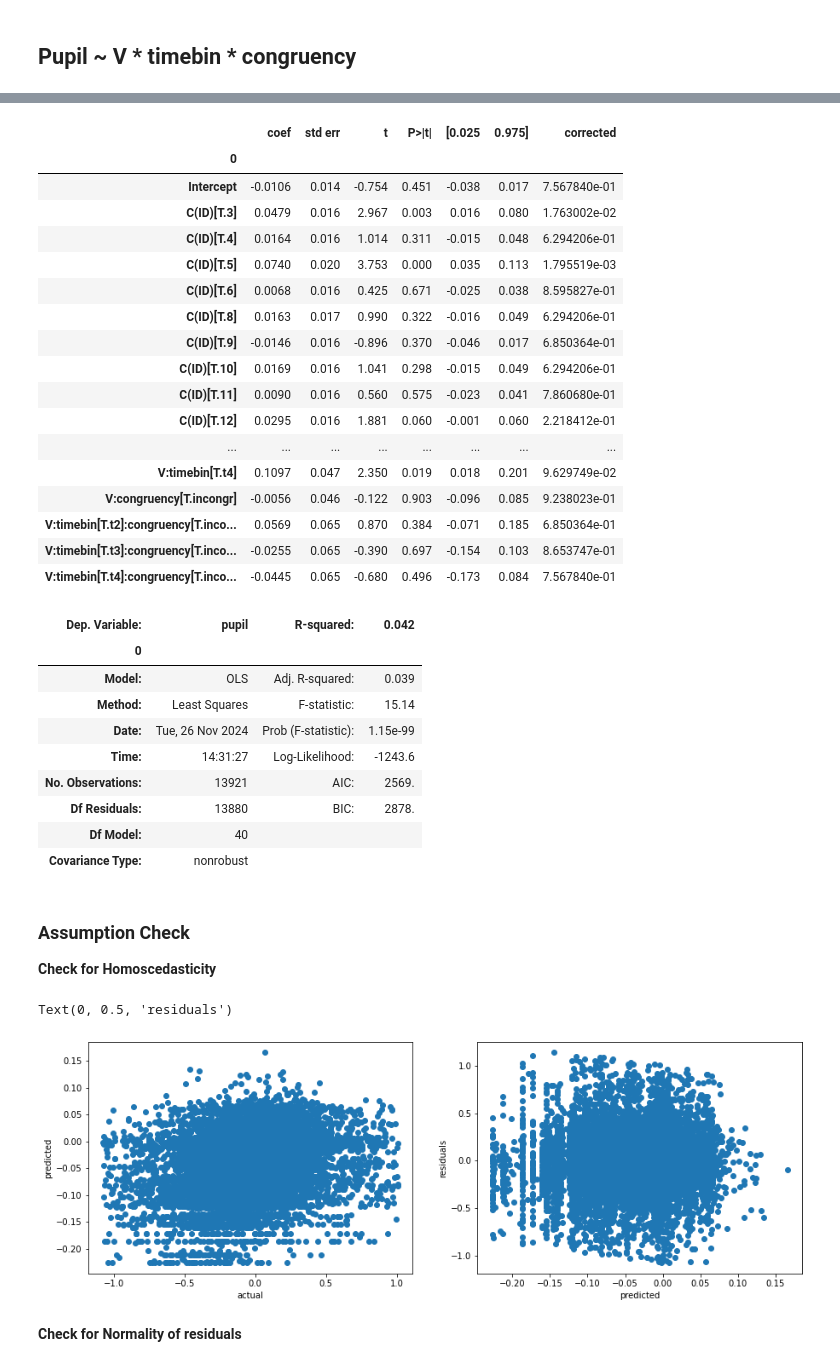
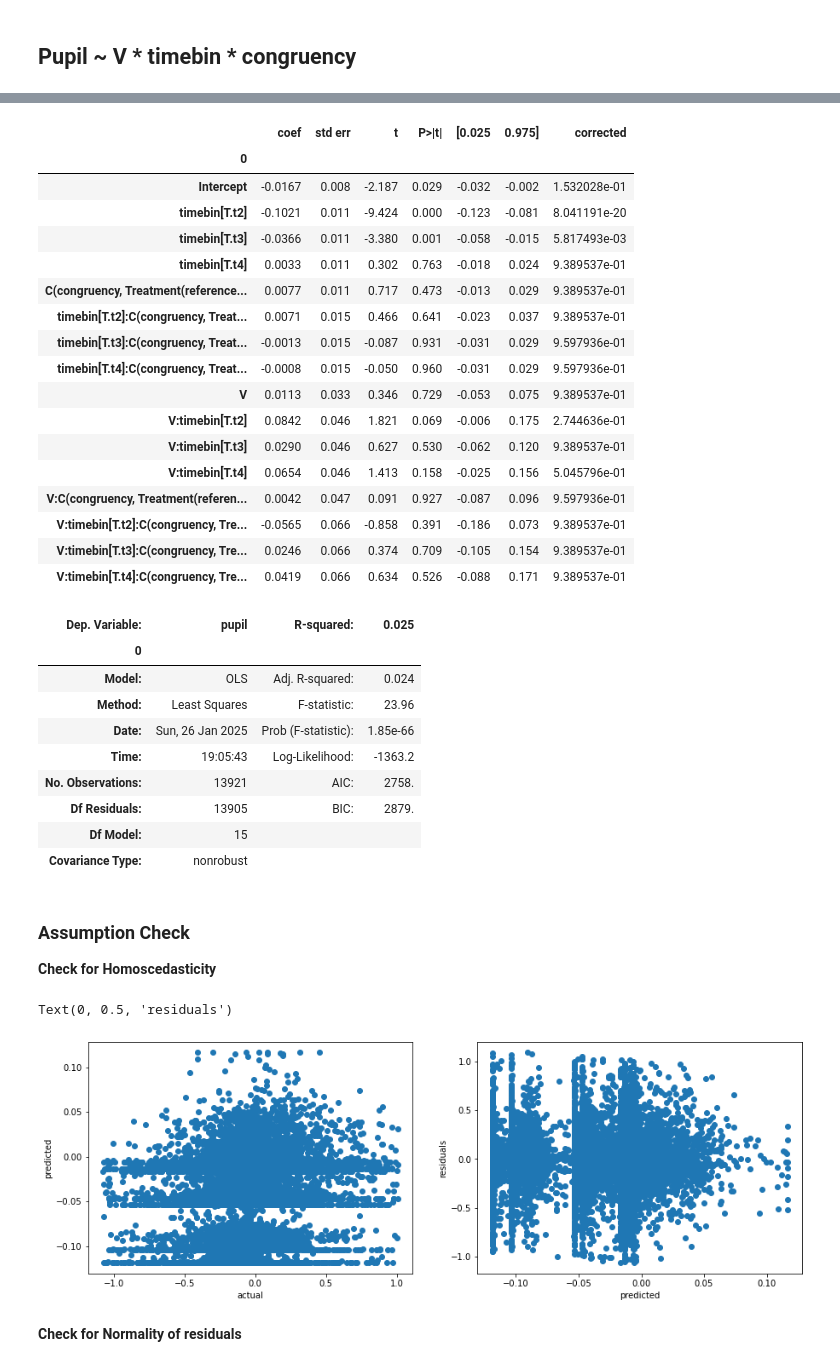
Before and after one commit to dhewitt16/PainAnticipationVRStudy, a Jupyter notebook: Modelling/code/Regression_Pupil.ipynb, the cells around one changed output, grey strips where cells are left out. Saved outputs shown, nothing was run; the diff lists cells and outputs as text; code cells hidden in the pictures.

```diff
--- a/Modelling/code/Regression_Pupil.ipynb
+++ b/Modelling/code/Regression_Pupil.ipynb
@@ -640,7 +620,7 @@ Text(0.5, 1.0, 'Normality of error terms/residuals')
 ## Pupil ~ V * timebin * congruency
 # %%
 dat_cong = dat[~(dat['congruency'].values == 'nan')]
-res = smf.ols('pupil ~ C(ID) +  V*timebin*congruency', data = dat_cong).fit()
+res = smf.ols("pupil ~ V*timebin*C(congruency, Treatment(reference = 'incongr'))", data = dat_cong).fit()
 res.summary()
 # %% [output]
 OLS Regression Results
@@ -690,27 +671,27 @@ df_stats = df_stats[1:]
 df_stats.insert(6, "corrected", pvals_corrected)
 
 # Save the DataFrame with original and corrected p-values to an Excel file.
-df_stats.to_excel("output_pupil_V-ID-timebin-congruency.xlsx")
+df_stats.to_excel("output_pupil_V-timebin-congruency.xlsx")
 df_stats
 # %% [output]
 |  | coef | std err | t | P>|t| | [0.025 | 0.975] | corrected |
 | 0 |  |  |  |  |  |  |  |
-| Intercept | -0.0106 | 0.014 | -0.754 | 0.451 | -0.038 | 0.017 | 7.567840e-01 |
-| C(ID)[T.3] | 0.0479 | 0.016 | 2.967 | 0.003 | 0.016 | 0.080 | 1.763002e-02 |
-| C(ID)[T.4] | 0.0164 | 0.016 | 1.014 | 0.311 | -0.015 | 0.048 | 6.294206e-01 |
-| C(ID)[T.5] | 0.0740 | 0.020 | 3.753 | 0.000 | 0.035 | 0.113 | 1.795519e-03 |
-| C(ID)[T.6] | 0.0068 | 0.016 | 0.425 | 0.671 | -0.025 | 0.038 | 8.595827e-01 |
-| C(ID)[T.8] | 0.0163 | 0.017 | 0.990 | 0.322 | -0.016 | 0.049 | 6.294206e-01 |
-| C(ID)[T.9] | -0.0146 | 0.016 | -0.896 | 0.370 | -0.046 | 0.017 | 6.850364e-01 |
-| C(ID)[T.10] | 0.0169 | 0.016 | 1.041 | 0.298 | -0.015 | 0.049 | 6.294206e-01 |
-| C(ID)[T.11] | 0.0090 | 0.016 | 0.560 | 0.575 | -0.023 | 0.041 | 7.860680e-01 |
-| C(ID)[T.12] | 0.0295 | 0.016 | 1.881 | 0.060 | -0.001 | 0.060 | 2.218412e-01 |
-| ... | ... | ... | ... | ... | ... | ... | ... |
-| V:timebin[T.t4] | 0.1097 | 0.047 | 2.350 | 0.019 | 0.018 | 0.201 | 9.629749e-02 |
-| V:congruency[T.incongr] | -0.0056 | 0.046 | -0.122 | 0.903 | -0.096 | 0.085 | 9.238023e-01 |
-| V:timebin[T.t2]:congruency[T.inco... | 0.0569 | 0.065 | 0.870 | 0.384 | -0.071 | 0.185 | 6.850364e-01 |
-| V:timebin[T.t3]:congruency[T.inco... | -0.0255 | 0.065 | -0.390 | 0.697 | -0.154 | 0.103 | 8.653747e-01 |
-| V:timebin[T.t4]:congruency[T.inco... | -0.0445 | 0.065 | -0.680 | 0.496 | -0.173 | 0.084 | 7.567840e-01 |
+| Intercept | -0.0167 | 0.008 | -2.187 | 0.029 | -0.032 | -0.002 | 1.532028e-01 |
+| timebin[T.t2] | -0.1021 | 0.011 | -9.424 | 0.000 | -0.123 | -0.081 | 8.041191e-20 |
+| timebin[T.t3] | -0.0366 | 0.011 | -3.380 | 0.001 | -0.058 | -0.015 | 5.817493e-03 |
+| timebin[T.t4] | 0.0033 | 0.011 | 0.302 | 0.763 | -0.018 | 0.024 | 9.389537e-01 |
+| C(congruency, Treatment(reference... | 0.0077 | 0.011 | 0.717 | 0.473 | -0.013 | 0.029 | 9.389537e-01 |
+| timebin[T.t2]:C(congruency, Treat... | 0.0071 | 0.015 | 0.466 | 0.641 | -0.023 | 0.037 | 9.389537e-01 |
+| timebin[T.t3]:C(congruency, Treat... | -0.0013 | 0.015 | -0.087 | 0.931 | -0.031 | 0.029 | 9.597936e-01 |
+| timebin[T.t4]:C(congruency, Treat... | -0.0008 | 0.015 | -0.050 | 0.960 | -0.031 | 0.029 | 9.597936e-01 |
+| V | 0.0113 | 0.033 | 0.346 | 0.729 | -0.053 | 0.075 | 9.389537e-01 |
+| V:timebin[T.t2] | 0.0842 | 0.046 | 1.821 | 0.069 | -0.006 | 0.175 | 2.744636e-01 |
+| V:timebin[T.t3] | 0.0290 | 0.046 | 0.627 | 0.530 | -0.062 | 0.120 | 9.389537e-01 |
+| V:timebin[T.t4] | 0.0654 | 0.046 | 1.413 | 0.158 | -0.025 | 0.156 | 5.045796e-01 |
+| V:C(congruency, Treatment(referen... | 0.0042 | 0.047 | 0.091 | 0.927 | -0.087 | 0.096 | 9.597936e-01 |
+| V:timebin[T.t2]:C(congruency, Tre... | -0.0565 | 0.066 | -0.858 | 0.391 | -0.186 | 0.073 | 9.389537e-01 |
+| V:timebin[T.t3]:C(congruency, Tre... | 0.0246 | 0.066 | 0.374 | 0.709 | -0.105 | 0.154 | 9.389537e-01 |
+| V:timebin[T.t4]:C(congruency, Tre... | 0.0419 | 0.066 | 0.634 | 0.526 | -0.088 | 0.171 | 9.389537e-01 |
 # %%
 # Convert the original and corrected p-values to a DataFrame for better visualization.
 df_stats = pd.DataFrame(res.summary().tables[0])
@@ -718,43 +699,43 @@ df_stats.set_index(df_stats.columns[0], inplace=True)
 df_stats.columns = df_stats.iloc[0]
 df_stats = df_stats[1:]
 # Save the DataFrame to an Excel file.
-df_stats.to_excel("output_model_param - pupil_V-ID-timebin-congruency.xlsx", index = True)
+df_stats.to_excel("output_model_param - pupil_V-timebin-congruency.xlsx", index = True)
 df_stats
 # %% [output]
-| Dep. Variable: | pupil | R-squared: | 0.042 |
+| Dep. Variable: | pupil | R-squared: | 0.025 |
 | 0 |  |  |  |
-| Model: | OLS | Adj. R-squared: | 0.039 |
-| Method: | Least Squares | F-statistic: | 15.14 |
-| Date: | Tue, 26 Nov 2024 | Prob (F-statistic): | 1.15e-99 |
-| Time: | 14:31:27 | Log-Likelihood: | -1243.6 |
-| No. Observations: | 13921 | AIC: | 2569. |
-| Df Residuals: | 13880 | BIC: | 2878. |
-| Df Model: | 40 |  |  |
+| Model: | OLS | Adj. R-squared: | 0.024 |
+| Method: | Least Squares | F-statistic: | 23.96 |
+| Date: | Sun, 26 Jan 2025 | Prob (F-statistic): | 1.85e-66 |
+| Time: | 19:05:43 | Log-Likelihood: | -1363.2 |
+| No. Observations: | 13921 | AIC: | 2758. |
+| Df Residuals: | 13905 | BIC: | 2879. |
+| Df Model: | 15 |  |  |
 | Covariance Type: | nonrobust |  |  |
 # %% [markdown]
 ### Assumption Check
 
 **Check for Homoscedasticity**
 # %%
-x_dat = dat_cong[['V', 'congruency', 'ID', 'timebin']]
+x_dat = dat_cong[['V', 'congruency', 'timebin']]
 y_dat = dat_cong['pupil']
 
 
 predicted = res.predict(x_dat)
 residuals = y_dat - predicted
 
 f, axs = plt.subplots(1, 2, figsize = [15,5])
 
 axs[0].scatter(y_dat, predicted)
 axs[0].set_xlabel('actual')
 axs[0].set_ylabel('predicted')
 
 axs[1].scatter(predicted, residuals)
 axs[1].set_xlabel('predicted')
 axs[1].set_ylabel('residuals')
 # %% [output]
 Text(0, 0.5, 'residuals')
-[figure, old version]
+[figure, new version]
 # %% [markdown]
 **Check for Normality of residuals**
 # %%
```
Also changed, not shown: parts of 14 cells of this notebook, 13 other files.
